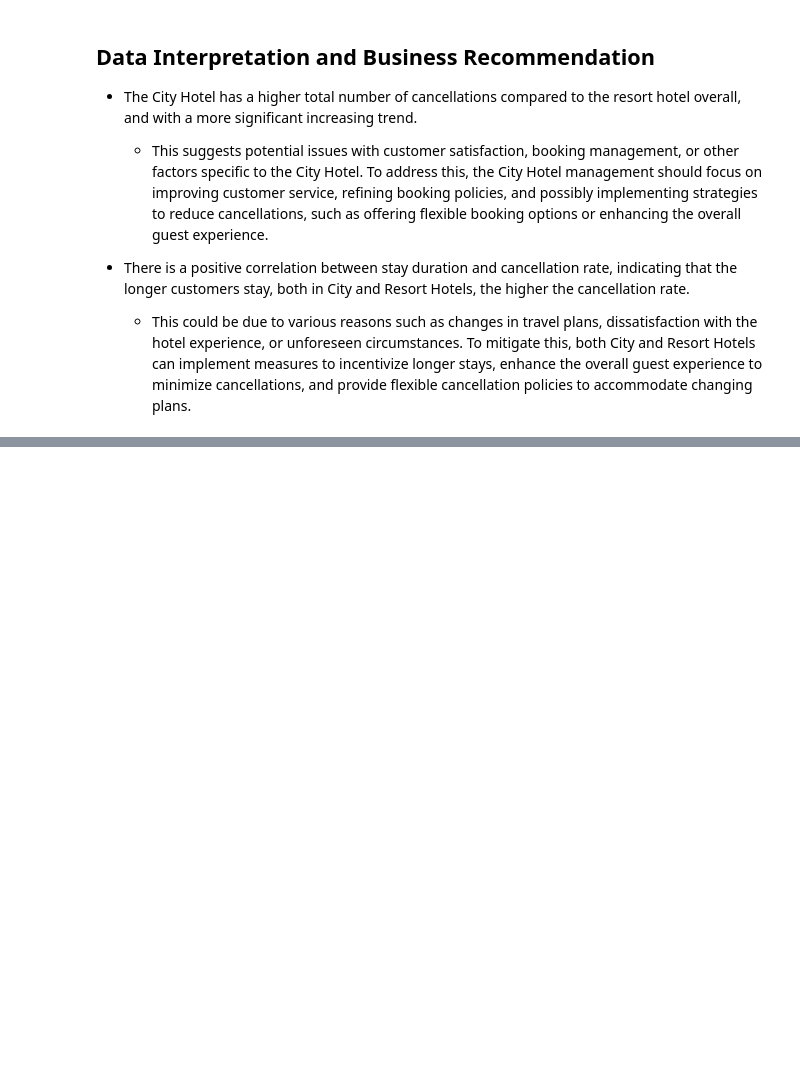
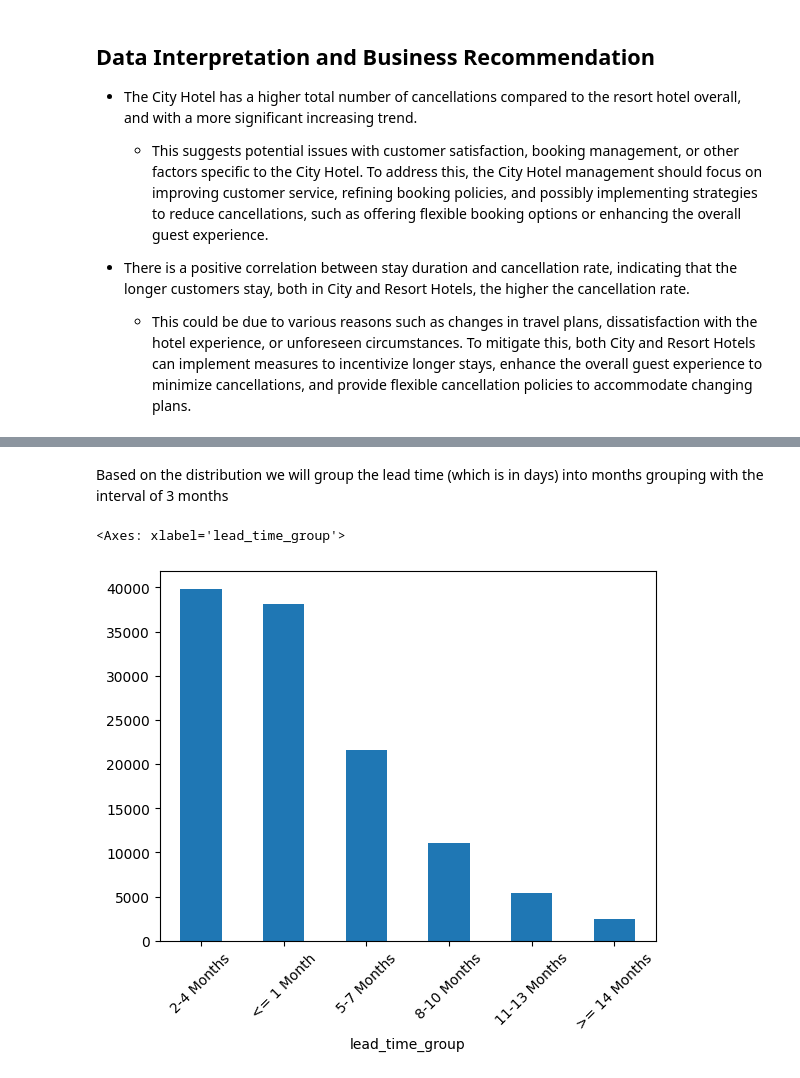
Before and after one commit to mcikalmerdeka/Investigate-Hotel-Business-Using-Data-Visualization, a Jupyter notebook: Investigate Hotel Business Using Data Visualization Code.ipynb, the cells around one changed output, grey strips where cells are left out. Cells and saved outputs as stored; diff of their text form; code cells hidden in the pictures; blank space fills up the shorter version.

```diff
--- a/Investigate Hotel Business Using Data Visualization Code.ipynb
+++ b/Investigate Hotel Business Using Data Visualization Code.ipynb
@@ -914,0 +981,25 @@ plt.tight_layout()
+# %% [markdown]
+Based on the distribution we will group the lead time (which is in days) into months grouping with the interval of 3 months
+# %%
+# Lead time grouping
+
+def lead_time_grouping(x) :
+    if x <= 30 :
+        return '<= 1 Month'
+    elif x <= 120 :
+        return '2-4 Months'
+    elif x <= 210 :
+        return '5-7 Months'
+    elif x <= 300 :
+        return '8-10 Months'
+    elif x <= 390 :
+        return '11-13 Months'
+    else :
+        return '>= 14 Months'
+
+df_task_4['lead_time_group'] = df_task_4['lead_time'].apply(lead_time_grouping)
+# %%
+df_task_4['lead_time_group'].value_counts().plot(kind='bar', rot=45)
+# %% [output]
+<Axes: xlabel='lead_time_group'>
+[figure, added]
```
Also changed, not shown: parts of 20 cells of this notebook, 4 other files.
